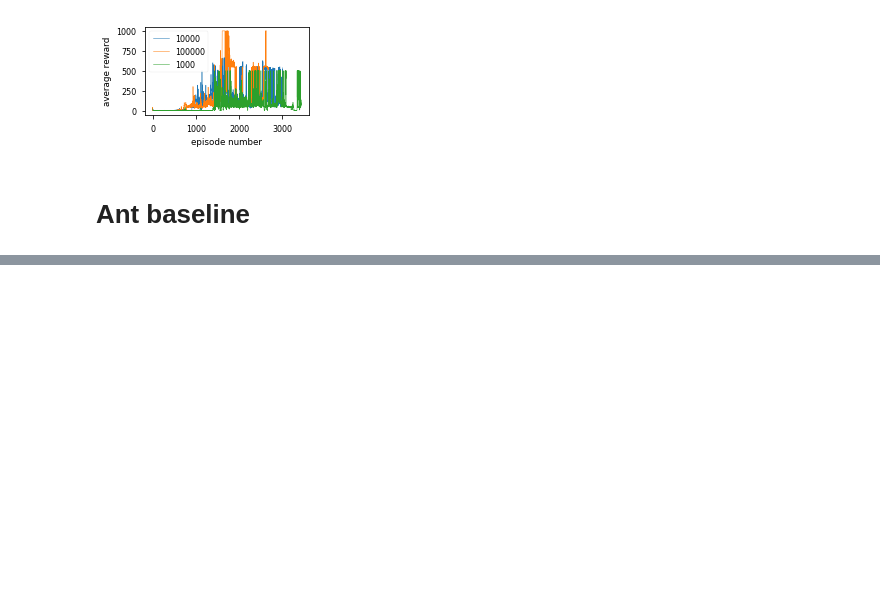
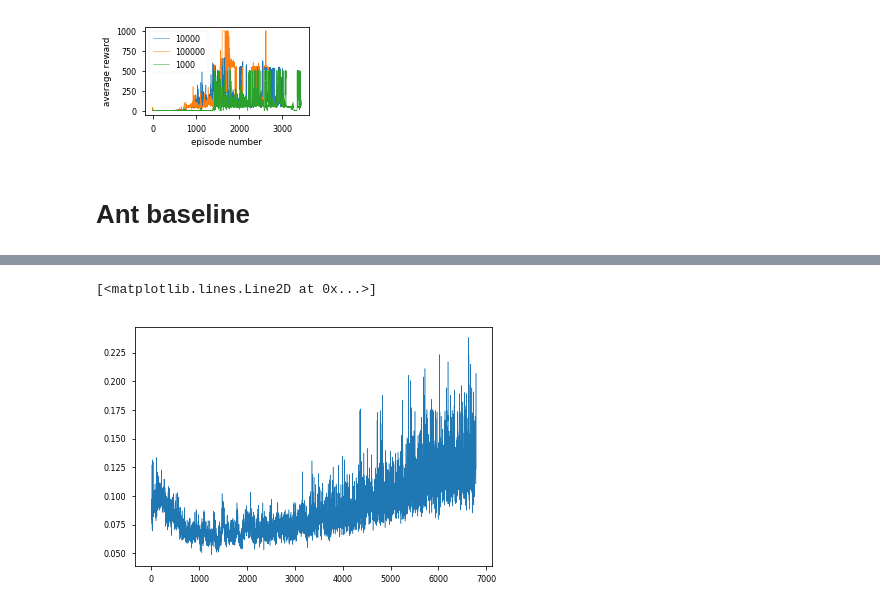
Before and after one commit to nicoring/RoBonjwa, a Jupyter notebook: notebooks/baseline-experiment-analysis.ipynb, the cells around one changed output, grey strips where cells are left out. Drawn from its saved outputs; the diff is of its cells as text; code cells hidden in the pictures; blank space fills up the shorter version.

```diff
--- a/notebooks/baseline-experiment-analysis.ipynb
+++ b/notebooks/baseline-experiment-analysis.ipynb
@@ -164,0 +165,2 @@ plt.savefig('ant.pdf', bbox_inches='tight')
+# %%
+df_losses = pd.read_csv('./ant/losses.csv')
@@ -164,0 +176,5 @@ plt.savefig('ant.pdf', bbox_inches='tight')
+# %%
+plt.plot(df_losses[['critic']], lw=0.5)
+# %% [output]
+[<matplotlib.lines.Line2D at 0x...>]
+[figure, added]
```
Also changed, not shown: parts of 4 cells of this notebook, 2 other files.
